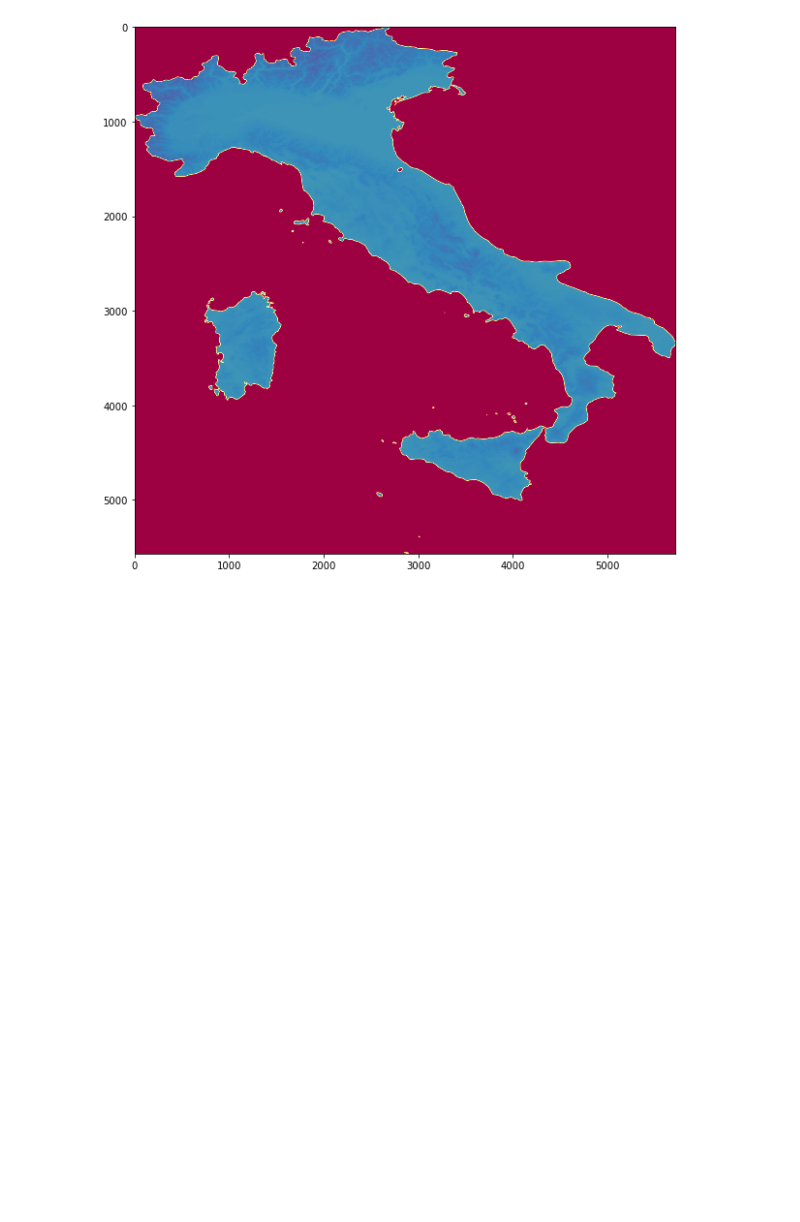
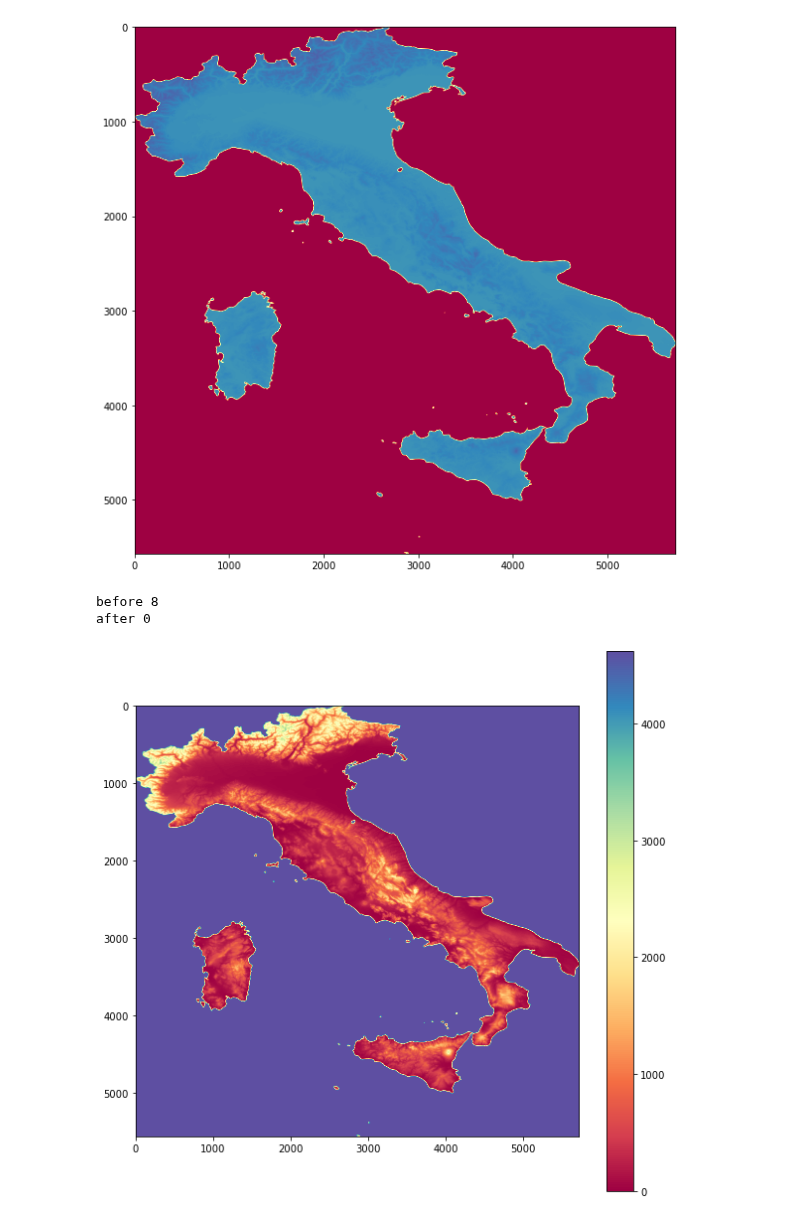
Before and after one commit to kebuhcah/experiments, a Jupyter notebook: rasterio/geoenv_italy_map.ipynb, the cells around one changed output. Cells and saved outputs as stored; diff of their text form; code cells hidden in the pictures; blank space fills up the shorter version.

Commit message:
continue Italy map tutorial. todo: issue with color map

```diff
--- a/rasterio/geoenv_italy_map.ipynb
+++ b/rasterio/geoenv_italy_map.ipynb
@@ -33,3 +33,28 @@ plt.imshow(clipped_array[0], cmap='Spectral')
 plt.show()
 # %% [output]
 [figure]
+# %%
+import numpy as np
+from rasterio import mask as msk
+
+def clip_raster(gdf, img):
+    clipped_array, clipped_transform = msk.mask(img, [mapping(gdf.iloc[0].geometry)], crop=True)
+    clipped_array, clipped_transform = msk.mask(img, [mapping(gdf.iloc[0].geometry)],
+                                                           crop=True, nodata=(np.amax(clipped_array[0]) + 1))
+
+    print('before', abs(np.amin(clipped_array)))
+    clipped_array[0] = clipped_array[0] + abs(np.amin(clipped_array))
+    print('after', abs(np.amin(clipped_array)))
+    value_range = np.amax(clipped_array) + abs(np.amin(clipped_array))
+    return clipped_array, value_range
+
+italy_topography, value_range = clip_raster(italy, file)
+
+plt.figure(figsize=(10,10))
+c = plt.imshow(italy_topography[0], cmap='Spectral')
+plt.colorbar(c)
+plt.show()
+# %% [output]
+before 8
+after 0
+[figure, added]
```
Also changed, not shown: parts of 3 cells of this notebook, 1 other file.
